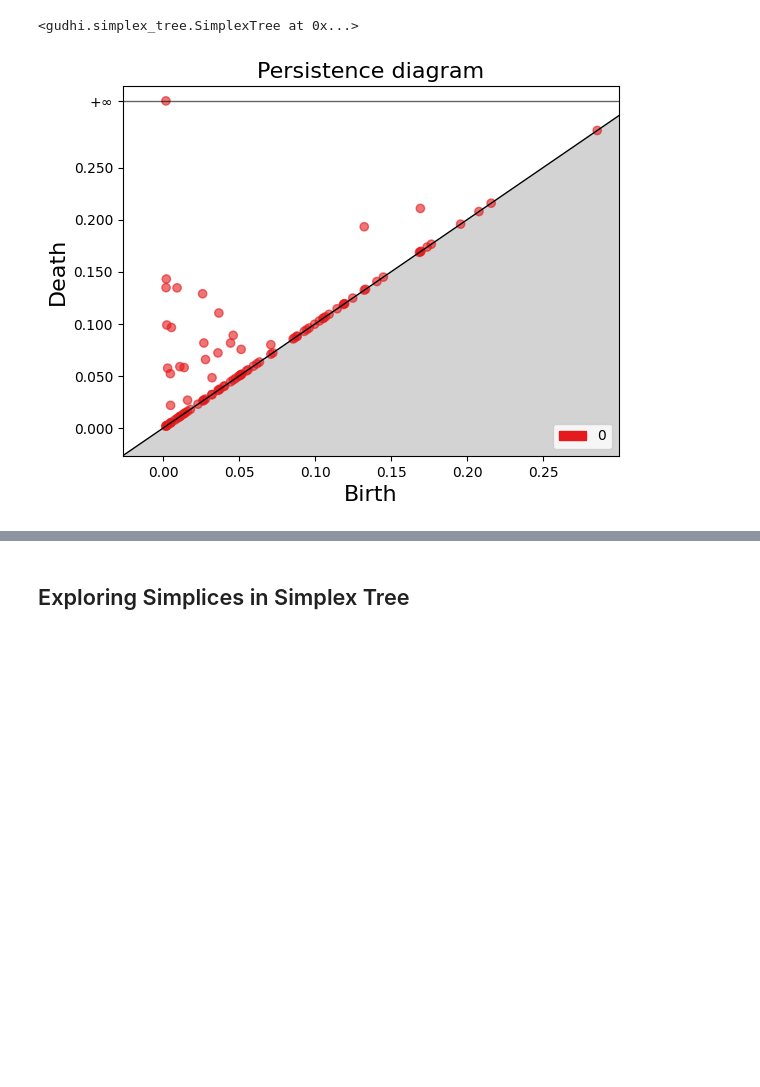
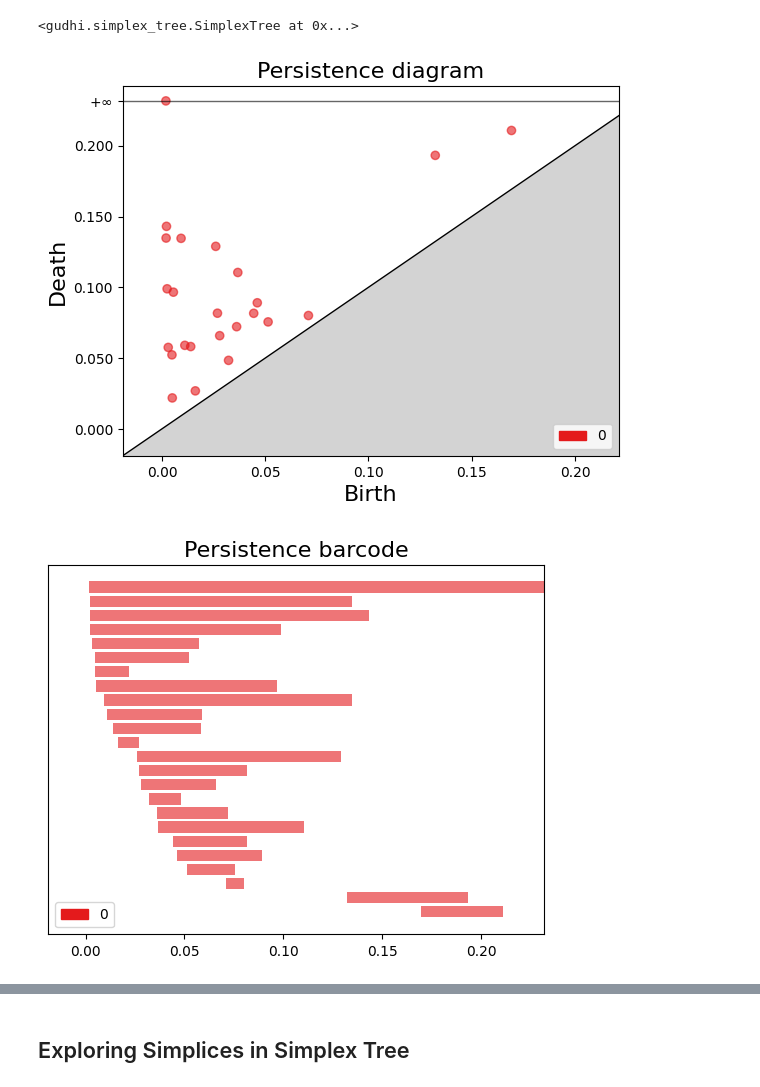
Before and after one commit to mehdimerbah/TDA-PPIN, a Jupyter notebook: tda_analysis/TDA_PPI_Classification_Dummy.ipynb, the cells around one changed output, grey strips where cells are left out. Saved outputs shown, nothing was run; the diff lists cells and outputs as text; code cells hidden in the pictures; blank space fills up the shorter version.

Commit message:
Added persistence barcodes and density plot

```diff
--- a/tda_analysis/TDA_PPI_Classification_Dummy.ipynb
+++ b/tda_analysis/TDA_PPI_Classification_Dummy.ipynb
@@ -328,10 +328,13 @@ simplex_tree
 # %%
 # Compute persistence diagrams
 ## NOTE: min_persistence is set to -1 to view all the simplex values (Include all 0-simplices)
 
-persistence = simplex_tree.persistence(min_persistence=-1, persistence_dim_max=False)
+persistence = simplex_tree.persistence(min_persistence=0, persistence_dim_max=False)
 
 # Generate persistence diagrams
 diagrams = gd.plot_persistence_diagram(persistence)
+barcode = gd.plot_persistence_barcode(persistence)
+density = gd.plot_persistence_density(persistence)
 # %% [output]
-[figure, old version]
+[figure, new version]
+[figure, added]
```
Also changed, not shown: parts of 6 cells of this notebook.
